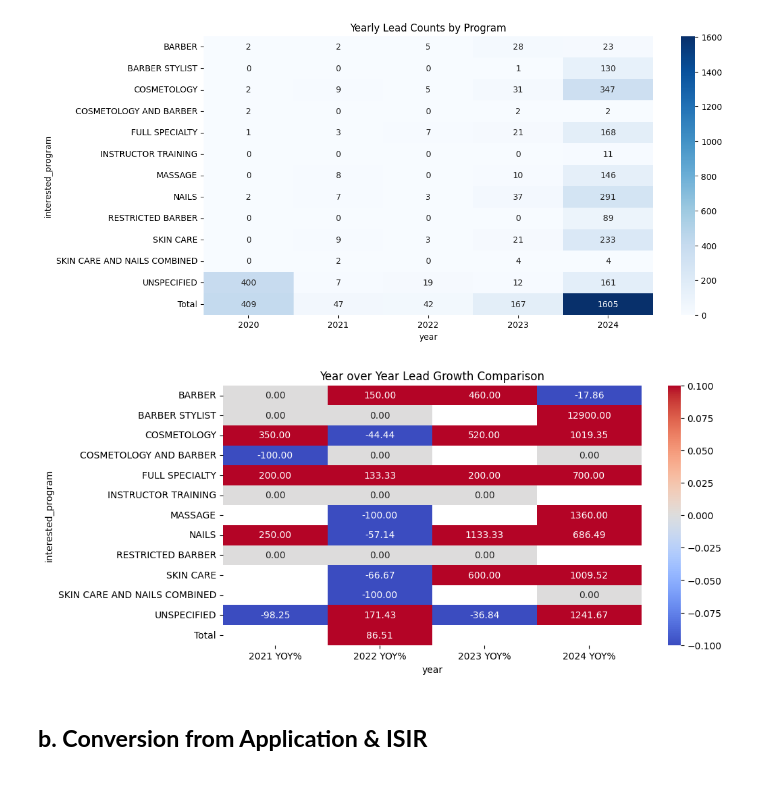
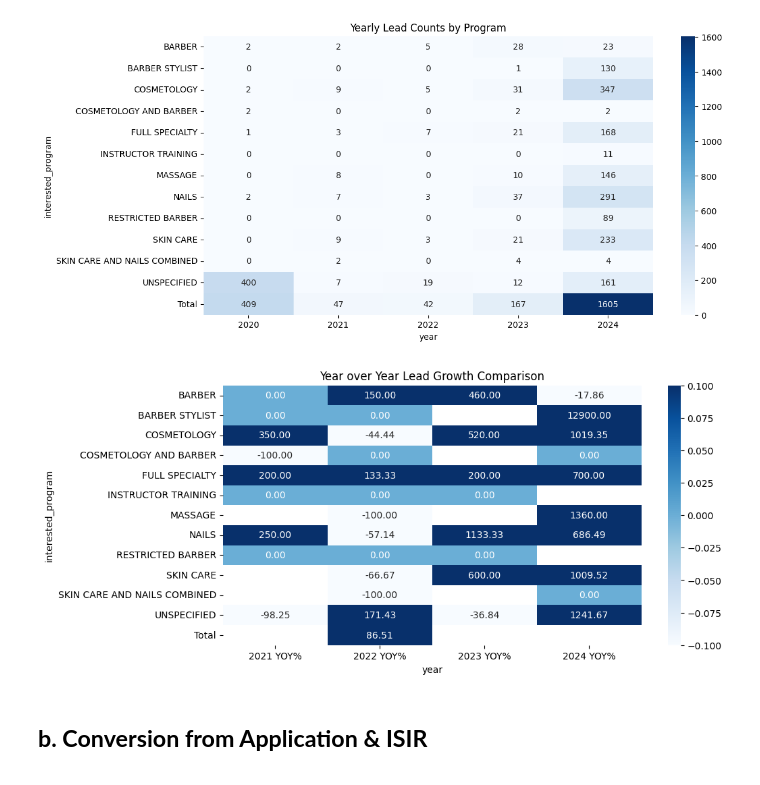
Before and after one commit to arman-hossain-git/admissions, a Jupyter notebook: Admissions_Analysis.ipynb, the cells around one changed output. Drawn from its saved outputs; the diff is of its cells as text; code cells hidden in the pictures.

```diff
--- a/Admissions_Analysis.ipynb
+++ b/Admissions_Analysis.ipynb
@@ -532,4 +559,4 @@ year_filter['year'].max()
 # %% [output]
 2024
 # %%
-year_filter = year_filter.groupby(['interested_program', 'year'])['contactId'].nunique().unstack(fill_value=0)
+year_group = year_filter.groupby(['interested_program', 'year'])['contactId'].nunique().unstack(fill_value=0)
@@ -536,7 +573,7 @@ year_filter = year_filter.groupby(['interested_program', 'year'])['contactId'].n
 # %%
-for year in range(year_filter.columns.min() + 1, year_filter.columns.max() + 1):
-   year_filter[f'{year} YOY%'] = ((year_filter[year] - year_filter[year - 1]) / year_filter[year - 1]) * 100
+for year in range(year_group.columns.min() + 1, year_group.columns.max() + 1):
+   year_group[f'{year} YOY%'] = ((year_group[year] - year_group[year - 1]) / year_group[year - 1]) * 100
 # %%
-year_filter.loc['Total'] = year_filter.sum()
+year_group.loc['Total'] = year_group.sum()
 # %%
 plt.figure(figsize=(12, 6))
@@ -548,12 +585,12 @@ plt.show()
 [figure]
 # %%
 plt.figure(figsize=(10, 5))
-sns.heatmap(year_filter.loc[:, year_filter.columns.map(str).str.endswith('YOY%')].fillna(0),
-            annot=True, fmt=".2f", cmap="coolwarm", cbar=True)
+sns.heatmap(year_group.loc[:, year_group.columns.map(str).str.endswith('YOY%')].fillna(0),
+            annot=True, fmt=".2f", cmap="Blues", cbar=True)
 plt.title("Year over Year Lead Growth Comparison")
 plt.show()
 # %% [output]
-[figure, old version]
+[figure, new version]
 # %% [markdown]
 **<h2>b. Conversion from Application & ISIR</h2>**
 # %%
```
Also changed, not shown: parts of 8 cells of this notebook.
